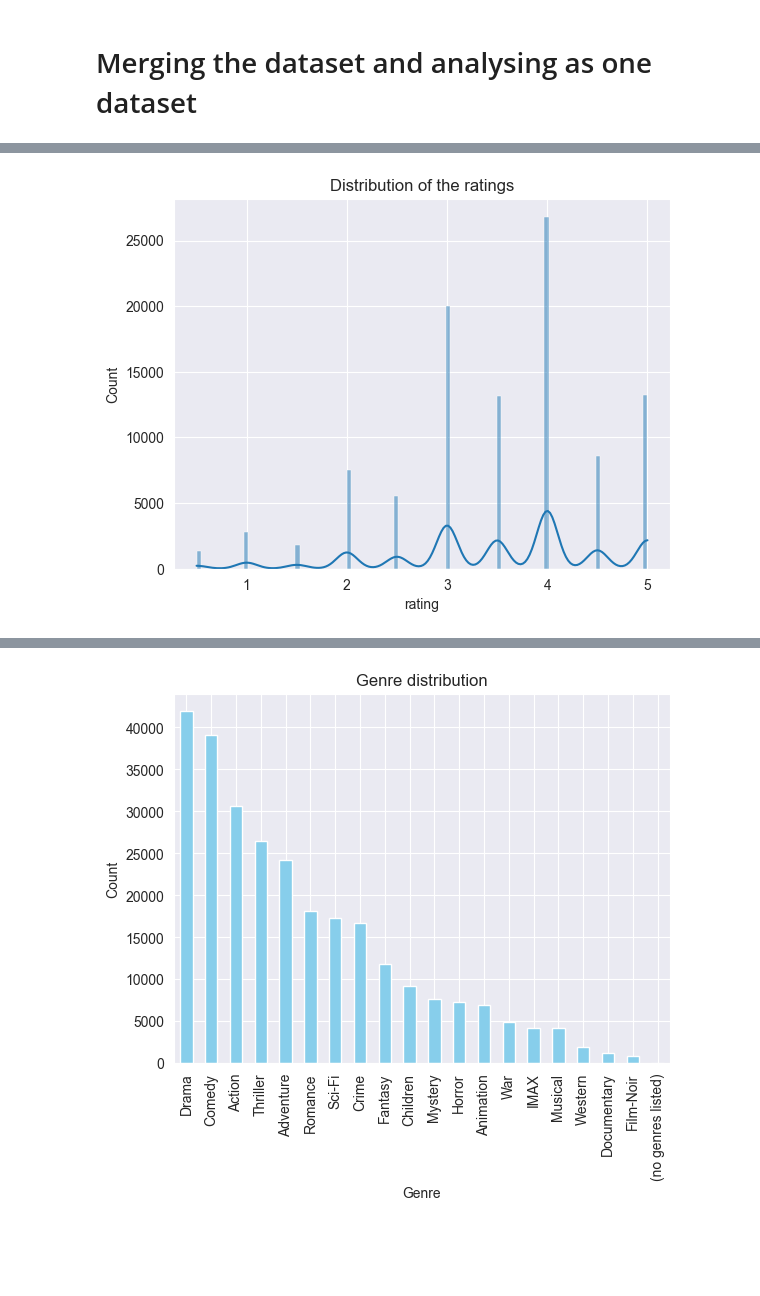
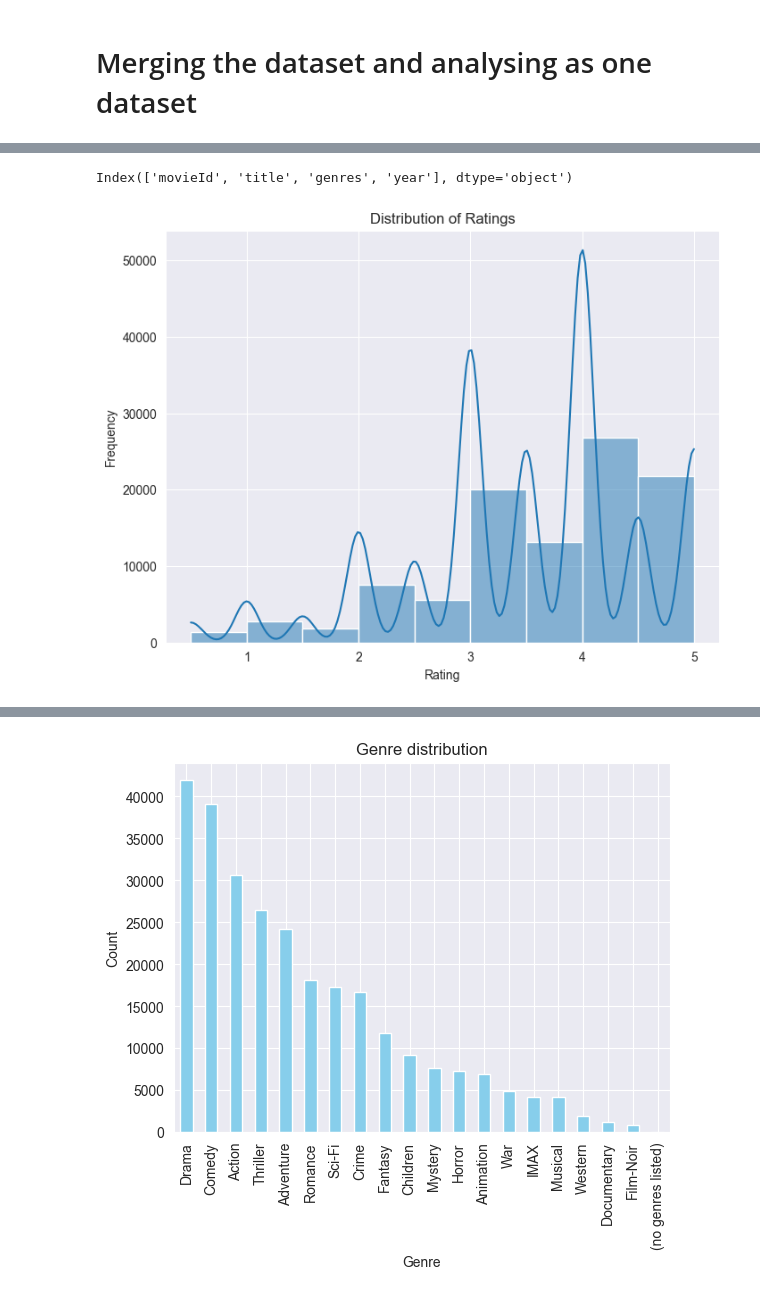
Before and after one commit to RoshanGurung123/Movie-Recommendation-System, a Jupyter notebook: movie_recommendation system.ipynb, the cells around one changed output, grey strips where cells are left out. Cells and saved outputs as stored; diff of their text form; code cells hidden in the pictures; blank space fills up the shorter version.

```diff
--- a/movie_recommendation system.ipynb
+++ b/movie_recommendation system.ipynb
@@ -176,7 +223,14 @@ movies_rating_df.describe()
+# %%
+moviesdf.columns
+# %% [output]
+Index(['movieId', 'title', 'genres', 'year'], dtype='object')
 # %%
 # Data distribution of ratings
-sns.histplot(movies_rating_df['rating'], kde=True)
-plt.title('Distribution of the ratings')
+plt.figure(figsize=(8, 6))
+sns.histplot(data=ratingsdf, x='rating', bins=9, kde=True)
+plt.title('Distribution of Ratings')
+plt.xlabel('Rating')
+plt.ylabel('Frequency')
 plt.show()
 # %% [output]
-[figure, old version]
+[figure, new version]
```
Also changed, not shown: parts of 150 cells of this notebook, 1 other file.
